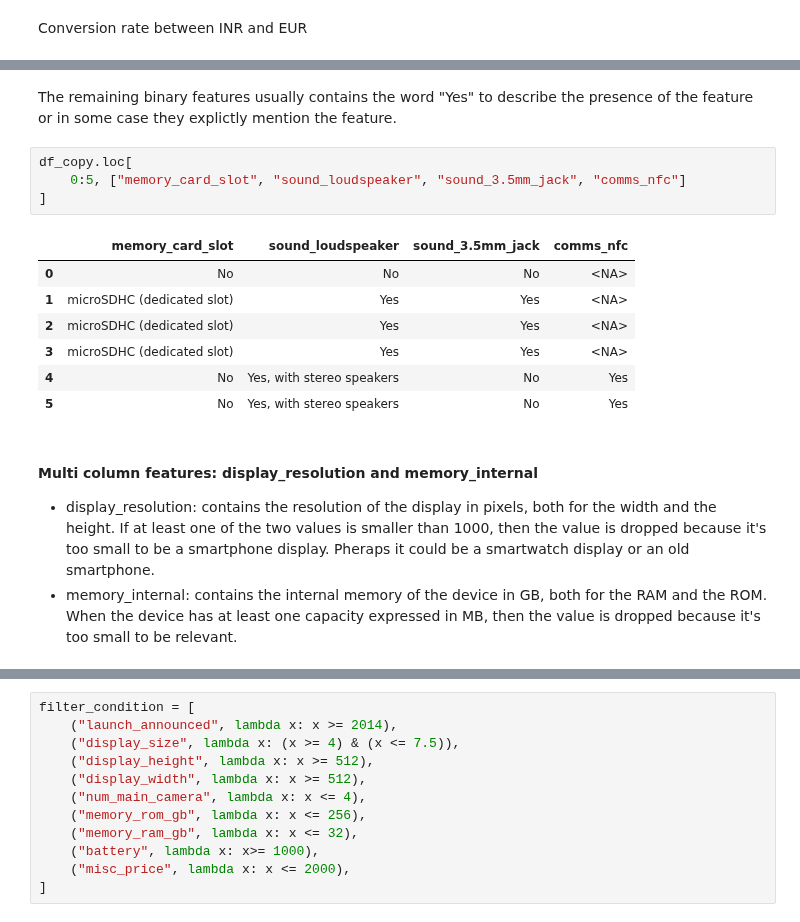
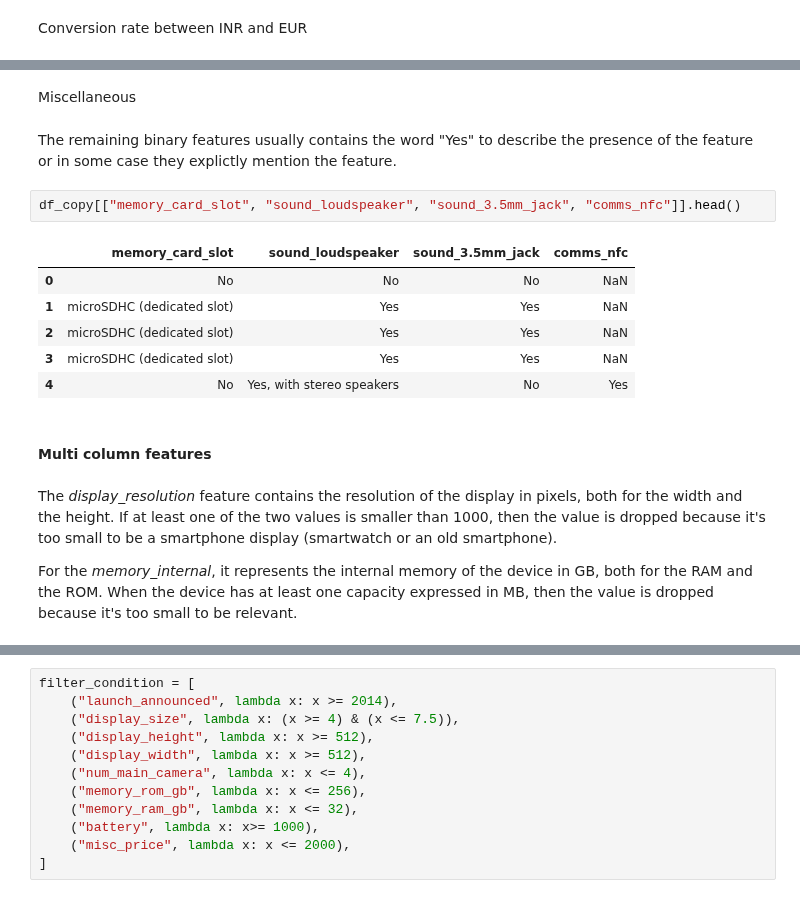
Before and after one commit to Valendrew/counterfactual-explanations, a Jupyter notebook: data_preprocessing.ipynb, the cells around one changed output, grey strips where cells are left out. Saved outputs shown, nothing was run; the diff lists cells and outputs as text.

```diff
--- a/data_preprocessing.ipynb
+++ b/data_preprocessing.ipynb
@@ -576,20 +676,20 @@ df_copy.loc[0:5, ["body"]]
+# %% [markdown]
+Miscellaneous
 # %% [markdown]
 The remaining binary features usually contains the word "Yes" to describe the presence of the feature or in some case they explictly mention the feature.
 # %%
-df_copy.loc[
-    0:5, ["memory_card_slot", "sound_loudspeaker", "sound_3.5mm_jack", "comms_nfc"]
-]
+df_copy[["memory_card_slot", "sound_loudspeaker", "sound_3.5mm_jack", "comms_nfc"]].head()
 # %% [output]
 |  | memory_card_slot | sound_loudspeaker | sound_3.5mm_jack | comms_nfc |
-| 0 | No | No | No | <NA> |
-| 1 | microSDHC (dedicated slot) | Yes | Yes | <NA> |
-| 2 | microSDHC (dedicated slot) | Yes | Yes | <NA> |
-| 3 | microSDHC (dedicated slot) | Yes | Yes | <NA> |
+| 0 | No | No | No | NaN |
+| 1 | microSDHC (dedicated slot) | Yes | Yes | NaN |
+| 2 | microSDHC (dedicated slot) | Yes | Yes | NaN |
+| 3 | microSDHC (dedicated slot) | Yes | Yes | NaN |
 | 4 | No | Yes, with stereo speakers | No | Yes |
-| 5 | No | Yes, with stereo speakers | No | Yes |
+# %% [markdown]
+#### Multi column features
 # %% [markdown]
-#### Multi column features: display_resolution and memory_internal
+The *display_resolution* feature contains the resolution of the display in pixels, both for the width and the height. If at least one of the two values is smaller than 1000, then the value is dropped because it's too small to be a smartphone display (smartwatch or an old smartphone).
 
-- display_resolution: contains the resolution of the display in pixels, both for the width and the height. If at least one of the two values is smaller than 1000, then the value is dropped because it's too small to be a smartphone display. Pheraps it could be a smartwatch display or an old smartphone.
-- memory_internal: contains the internal memory of the device in GB, both for the RAM and the ROM. When the device has at least one capacity expressed in MB, then the value is dropped because it's too small to be relevant.
+For the *memory_internal*, it represents the internal memory of the device in GB, both for the RAM and the ROM. When the device has at least one capacity expressed in MB, then the value is dropped because it's too small to be relevant.
 # %%
```
Also changed, not shown: parts of 111 cells of this notebook, 3 other files.
